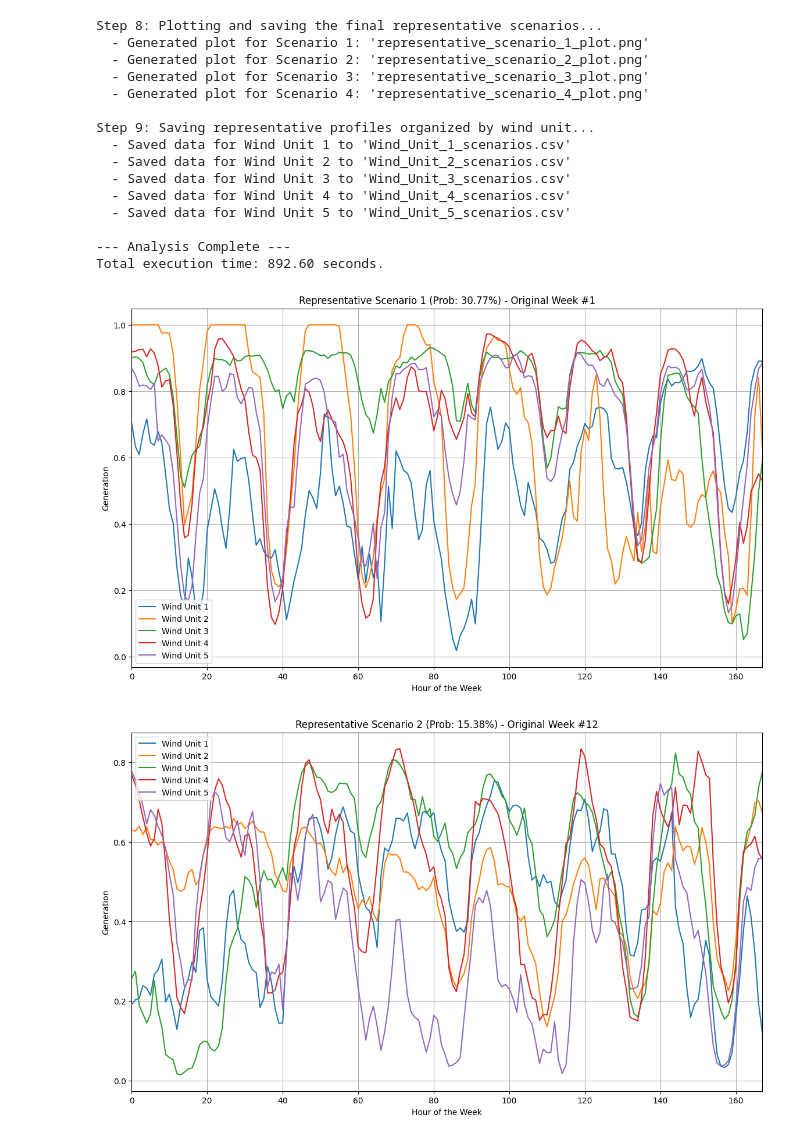
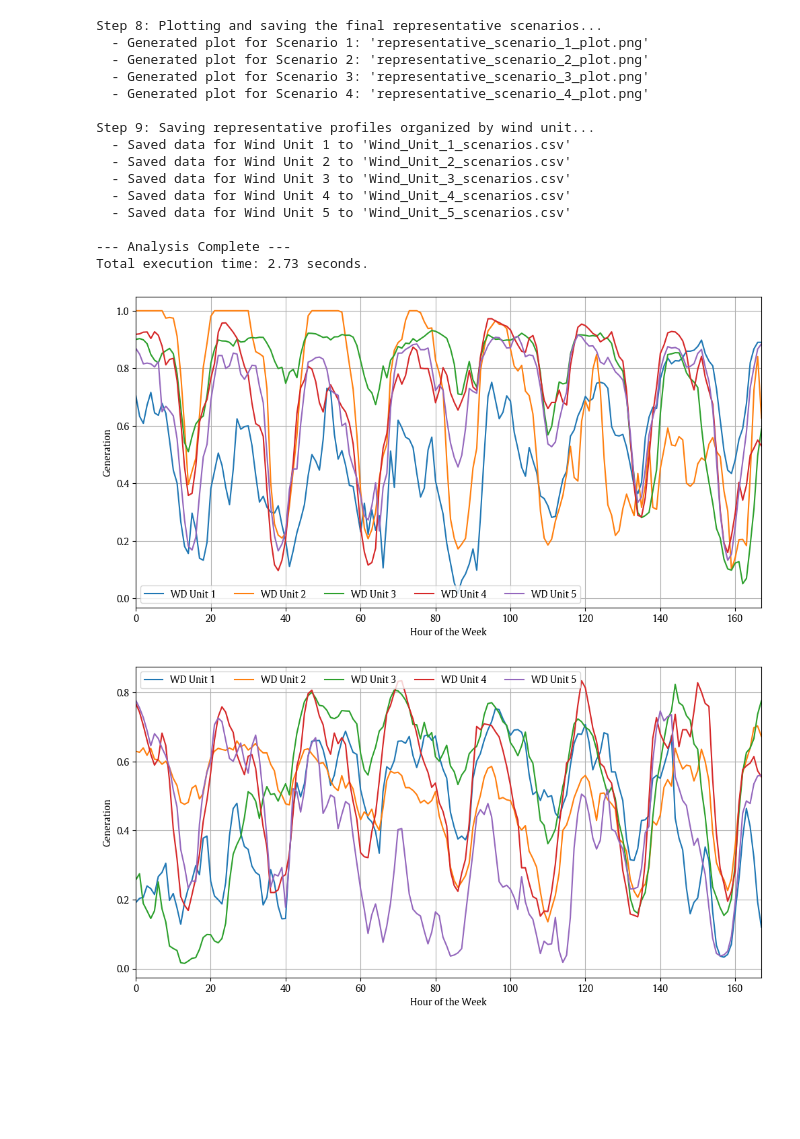
Before and after one commit to LuisOroya/IJHE-WC, a Jupyter notebook: WC_clusterization.ipynb, the cells around one changed output. Drawn from its saved outputs; the diff is of its cells as text; code cells hidden in the pictures; blank space fills up the shorter version.

Commit message:
Graphics font improved

```diff
--- a/WC_clusterization.ipynb
+++ b/WC_clusterization.ipynb
@@ -7,6 +7,25 @@ from sklearn.metrics import silhouette_score
 from sklearn.decomposition import PCA
 import matplotlib.pyplot as plt
 import time
+
+import matplotlib.pyplot as plt
+from matplotlib import font_manager
+
+font_path = 'Gulliver.otf'  # Your font path goes here
+font_manager.fontManager.addfont(font_path)
+prop = font_manager.FontProperties(fname=font_path)
+
+plt.rcParams['font.family'] = 'Gulliver'
+plt.rcParams['font.sans-serif'] = prop.get_name()
+
+plt.rcParams.update({
+    "font.size": 10,  # Tamanho de fonte recomendado para artigos científicos (8-12 pt)
+    "axes.labelsize": 10,  # Tamanho dos rótulos dos eixos
+    "axes.titlesize": 10,  # Tamanho do título
+    "xtick.labelsize": 10,  # Tamanho dos ticks do eixo X
+    "ytick.labelsize": 10,  # Tamanho dos ticks do eixo Y
+    "legend.fontsize": 10,  # Tamanho da legenda
+})
 # %%
 def load_and_prepare_data(filepath):
     """Loads the first 5 profiles from the CSV and transposes."""
@@ -206,17 +240,17 @@ for i in range(df_annual_system.shape[0]):
 # Loop through each found scenario to plot it
 for i, medoid_index in enumerate(medoid_indices):
     probability = (labels == i).sum() / len(labels)
-    plt.figure(figsize=(14, 8))
+    plt.figure(figsize=(12, 6))
 
     for profile_num in range(df_annual_system.shape[0]):
         # Get the medoid week's profile for each of the 5 wind units
         representative_profile = df_weeks_all_profiles[profile_num].iloc[medoid_index]
-        plt.plot(representative_profile.index, representative_profile.values, label=f'Wind Unit {profile_num + 1}')
+        plt.plot(representative_profile.index, representative_profile.values, label=f'WD Unit {profile_num + 1}')
 
-    plt.title(f'Representative Scenario {i+1} (Prob: {probability:.2%}) - Original Week #{medoid_index}')
+    # plt.title(f'Representative Scenario {i+1} (Prob: {probability:.2%}) - Original Week #{medoid_index}')
     plt.xlabel('Hour of the Week')
     plt.ylabel('Generation')
-    plt.legend()
+    plt.legend(ncol=5)
     plt.grid(True)
     plt.xlim(0, 167)
     plt.savefig(f"representative_scenario_{i+1}_plot.png")
@@ -232,33 +266,33 @@ for unit_num in range(df_annual_system.shape[0]):
     # Loop through each of the 'k' scenarios we found
     for i, medoid_index in enumerate(medoid_indices):
         # Get the representative profile for this unit in this scenario
         profile = df_weeks_all_profiles[unit_num].iloc[medoid_index]
         # Add it as a new column to our DataFrame
         unit_scenarios_df[f'Scenario_{i+1}'] = profile.values
 
     # Save the completed DataFrame to a CSV file for this unit
     filename = f"Wind_Unit_{unit_num + 1}_scenarios.csv"
     unit_scenarios_df.to_csv(filename)
     print(f"  - Saved data for Wind Unit {unit_num + 1} to '{filename}'")
 
 end_time = time.time()
 print(f"\n--- Analysis Complete ---")
 print(f"Total execution time: {end_time - start_time:.2f} seconds.")
 # %% [output]
 Step 8: Plotting and saving the final representative scenarios...
   - Generated plot for Scenario 1: 'representative_scenario_1_plot.png'
   - Generated plot for Scenario 2: 'representative_scenario_2_plot.png'
   - Generated plot for Scenario 3: 'representative_scenario_3_plot.png'
   - Generated plot for Scenario 4: 'representative_scenario_4_plot.png'
 
 Step 9: Saving representative profiles organized by wind unit...
   - Saved data for Wind Unit 1 to 'Wind_Unit_1_scenarios.csv'
   - Saved data for Wind Unit 2 to 'Wind_Unit_2_scenarios.csv'
   - Saved data for Wind Unit 3 to 'Wind_Unit_3_scenarios.csv'
   - Saved data for Wind Unit 4 to 'Wind_Unit_4_scenarios.csv'
   - Saved data for Wind Unit 5 to 'Wind_Unit_5_scenarios.csv'
 
 --- Analysis Complete ---
-Total execution time: 892.60 seconds.
+Total execution time: 2.73 seconds.
-[figure, old version]
+[figure, new version]
-[figure, old version]
+[figure, new version]
```
Also changed, not shown: parts of 4 cells of this notebook, 5 other files.
